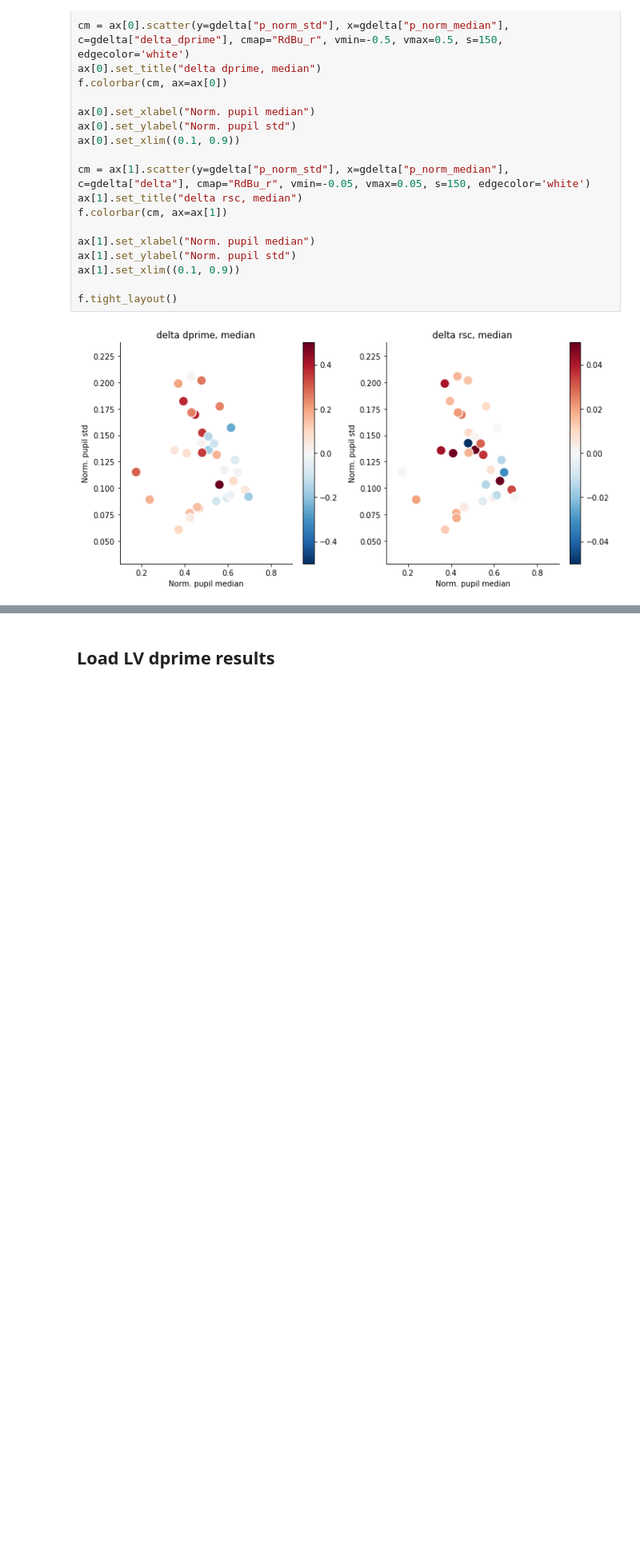
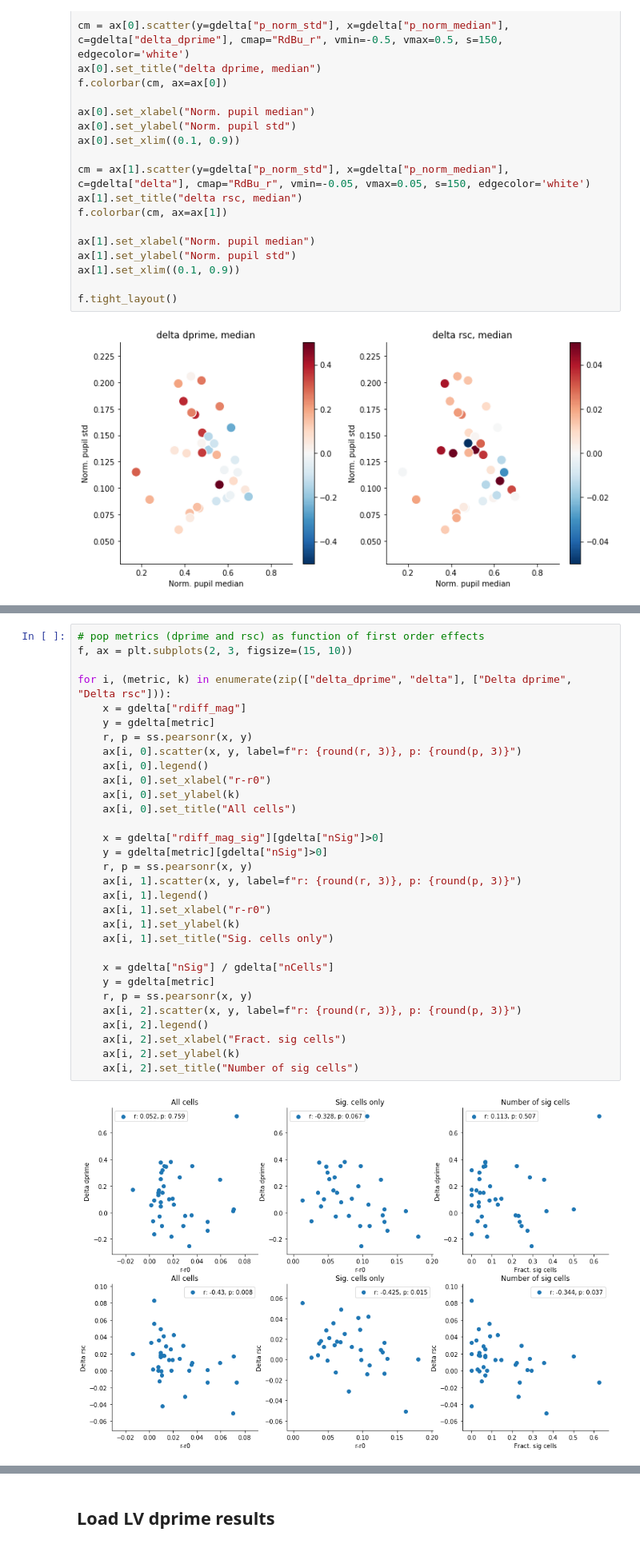
Before and after one commit to crheller/nat_pup_ms, a Jupyter notebook: first_order_classification/sortby_first_order.ipynb, the cells around one changed output, grey strips where cells are left out. Shown: that part at 80% size. Drawn from its saved outputs; the diff is of its cells as text; blank space fills up the shorter version.

```diff
--- a/first_order_classification/sortby_first_order.ipynb
+++ b/first_order_classification/sortby_first_order.ipynb
@@ -194,0 +200,33 @@ gsites = fmod[fmod["p_norm_std"]>.125].site
+# %%
+# pop metrics (dprime and rsc) as function of first order effects
+f, ax = plt.subplots(2, 3, figsize=(15, 10))
+
+for i, (metric, k) in enumerate(zip(["delta_dprime", "delta"], ["Delta dprime", "Delta rsc"])):
+    x = gdelta["rdiff_mag"]
+    y = gdelta[metric]
+    r, p = ss.pearsonr(x, y)
+    ax[i, 0].scatter(x, y, label=f"r: {round(r, 3)}, p: {round(p, 3)}")
+    ax[i, 0].legend()
+    ax[i, 0].set_xlabel("r-r0")
+    ax[i, 0].set_ylabel(k)
+    ax[i, 0].set_title("All cells")
+
+    x = gdelta["rdiff_mag_sig"][gdelta["nSig"]>0]
+    y = gdelta[metric][gdelta["nSig"]>0]
+    r, p = ss.pearsonr(x, y)
+    ax[i, 1].scatter(x, y, label=f"r: {round(r, 3)}, p: {round(p, 3)}")
+    ax[i, 1].legend()
+    ax[i, 1].set_xlabel("r-r0")
+    ax[i, 1].set_ylabel(k)
+    ax[i, 1].set_title("Sig. cells only")
+
+    x = gdelta["nSig"] / gdelta["nCells"]
+    y = gdelta[metric]
+    r, p = ss.pearsonr(x, y)
+    ax[i, 2].scatter(x, y, label=f"r: {round(r, 3)}, p: {round(p, 3)}")
+    ax[i, 2].legend()
+    ax[i, 2].set_xlabel("Fract. sig cells")
+    ax[i, 2].set_ylabel(k)
+    ax[i, 2].set_title("Number of sig cells")
+# %% [output]
+[figure, added]
```
Also changed, not shown: parts of 8 cells of this notebook, 1 other file.
